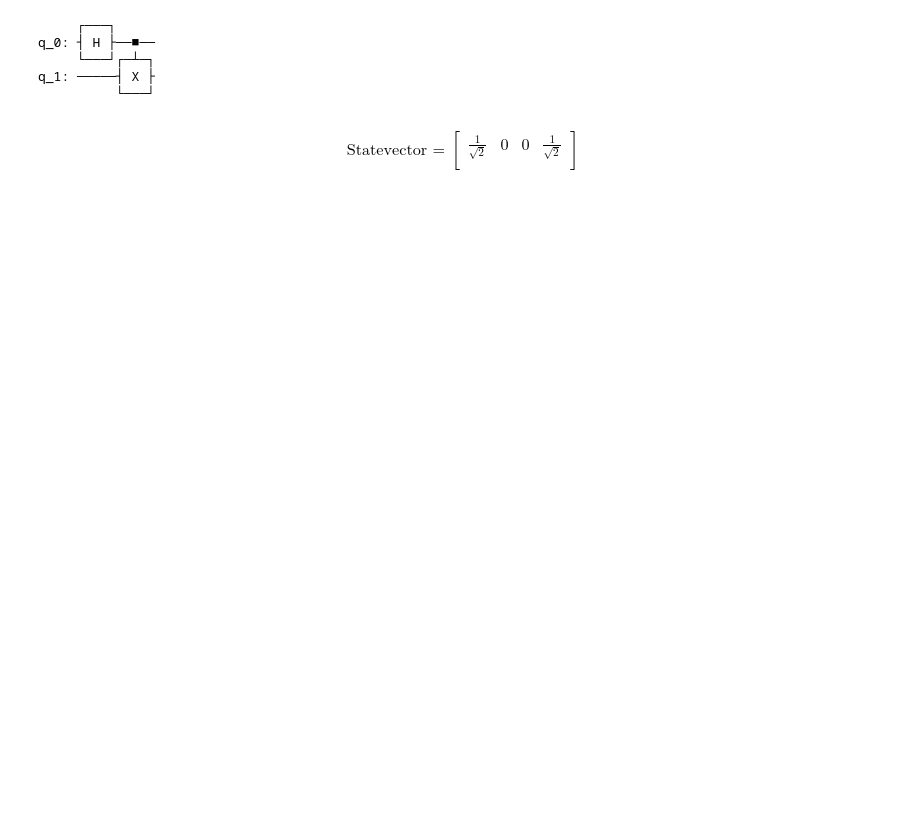
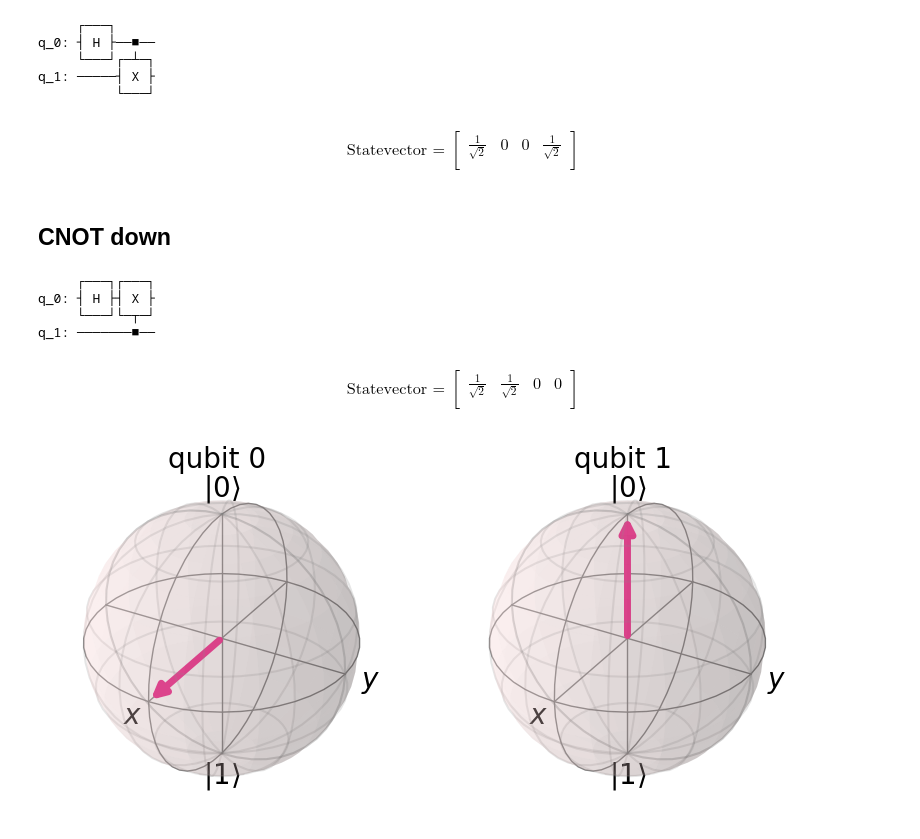
Before and after one commit to InsonusK/QiskitLearn-Quantum-Computation, a Jupyter notebook: src/4.Multiple Qubits and Entangled States.ipynb, the cells around one changed output. Saved outputs shown, nothing was run; the diff lists cells and outputs as text; code cells hidden in the pictures; blank space fills up the shorter version.

Commit message:
Entangled states

```diff
--- a/src/4.Multiple Qubits and Entangled States.ipynb
+++ b/src/4.Multiple Qubits and Entangled States.ipynb
@@ -212,8 +201,0 @@ q_1: ─────
-# %%
-# Let's see the result:
-svsim = Aer.get_backend('aer_simulator')
-qc.save_statevector()
-qobj = assemble(qc)
-final_state = svsim.run(qobj).result().get_statevector()
-# Print the statevector neatly:
-array_to_latex(final_state, prefix="\\text{Statevector = }")
@@ -252,3 +229,36 @@ $$
 \tfrac{1}{\sqrt{2}} & 0 & 0 & \tfrac{1}{\sqrt{2}}  \\
  \end{bmatrix}
 $$
+# %% [markdown]
+## CNOT down
+# %%
+qc = QuantumCircuit(2)
+# Apply H-gate to the first:
+qc.h(0)
+# Apply a CNOT:
+qc.cx(1,0)
+qc.draw()
+# %% [output]
+     ┌───┐┌───┐
+q_0: ┤ H ├┤ X ├
+     └───┘└─┬─┘
+q_1: ───────■──
+# %%
+# Let's get the result:
+qc.save_statevector()
+qobj = assemble(qc)
+result = svsim.run(qobj).result()
+# Print the statevector neatly:
+final_state = result.get_statevector()
+array_to_latex(final_state, prefix="\\text{Statevector = }")
+# %% [output]
+$$
+\text{Statevector = }
+\begin{bmatrix}
+\tfrac{1}{\sqrt{2}} & \tfrac{1}{\sqrt{2}} & 0 & 0  \\
+ \end{bmatrix}
+$$
+# %%
+plot_bloch_multivector(final_state)
+# %% [output]
+[figure, added]
```
Also changed, not shown: parts of 4 cells of this notebook.
